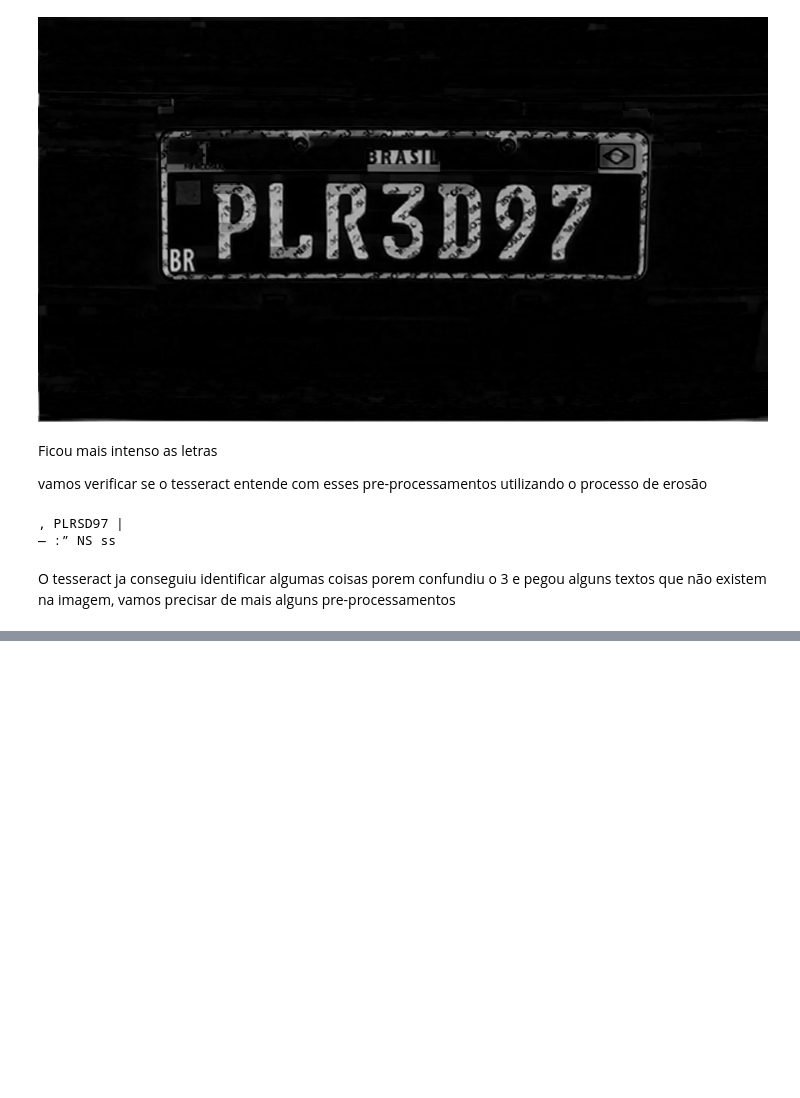
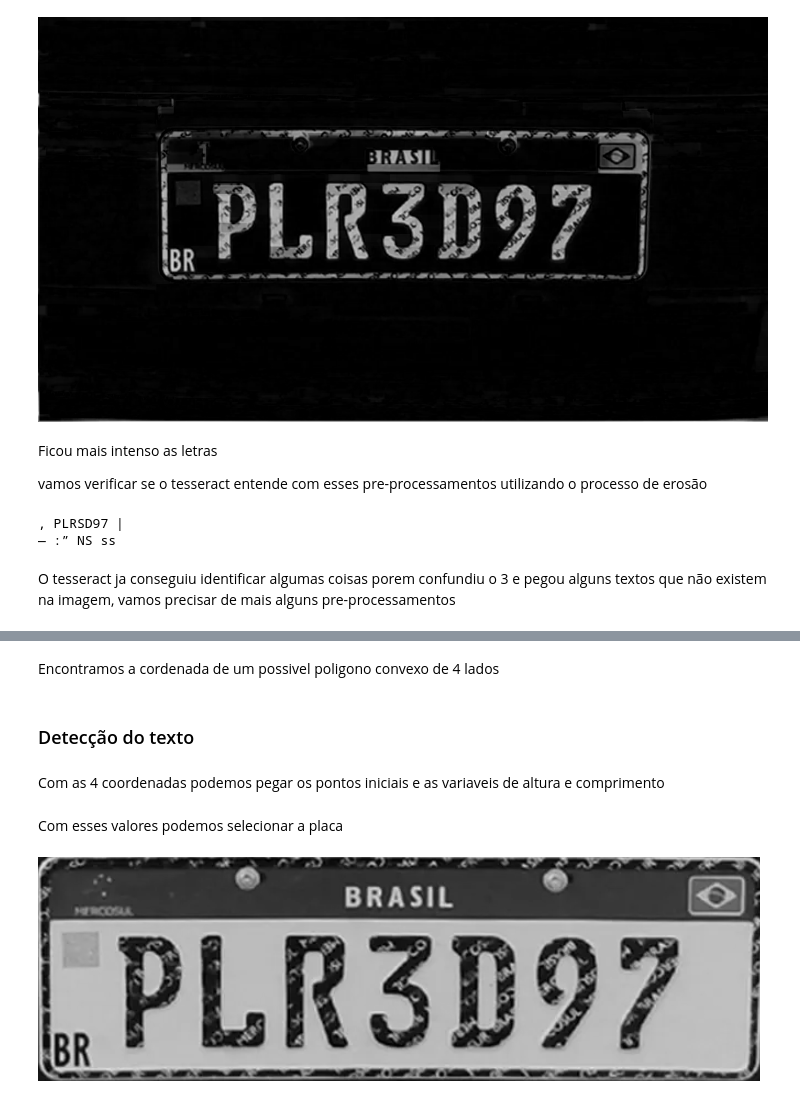
Before and after one commit to GustavoDwSantos/cursosalura, a Jupyter notebook: visao_computacional_com_OpenCV/Detecção_de_texto_em_placas_de_carro.ipynb, the cells around one changed output, grey strips where cells are left out. Saved outputs shown, nothing was run; the diff lists cells and outputs as text; code cells hidden in the pictures; blank space fills up the shorter version.

```diff
--- a/visao_computacional_com_OpenCV/Detecção_de_texto_em_placas_de_carro.ipynb
+++ b/visao_computacional_com_OpenCV/Detecção_de_texto_em_placas_de_carro.ipynb
@@ -378,0 +424,7 @@ O tesseract ja conseguiu identificar algumas coisas porem confundiu o 3 e pegou
+# %%
+for contorno in contornos:
+        epsilon = 0.02 * cv2.arcLength(contorno, True)
+        aproximacao = cv2.approxPolyDP(contorno, epsilon, True)
+        if cv2.isContourConvex(aproximacao) and len(aproximacao) == 4:
+          localizacao = aproximacao
+          break
@@ -378,0 +441,15 @@ O tesseract ja conseguiu identificar algumas coisas porem confundiu o 3 e pegou
+# %% [markdown]
+Encontramos a cordenada de um possivel poligono convexo de 4 lados
+# %% [markdown]
+### Detecção do texto
+# %% [markdown]
+Com as 4 coordenadas podemos pegar os pontos iniciais e as variaveis de altura e comprimento
+# %%
+x, y, w, h = cv2.boundingRect(localizacao)
+# %% [markdown]
+Com esses valores podemos selecionar a placa
+# %%
+placa = imagem[y:y+h, x:x+w]
+cv2_imshow(placa)
+# %% [output]
+[figure, added]
```
Also changed, not shown: parts of 19 cells of this notebook.
